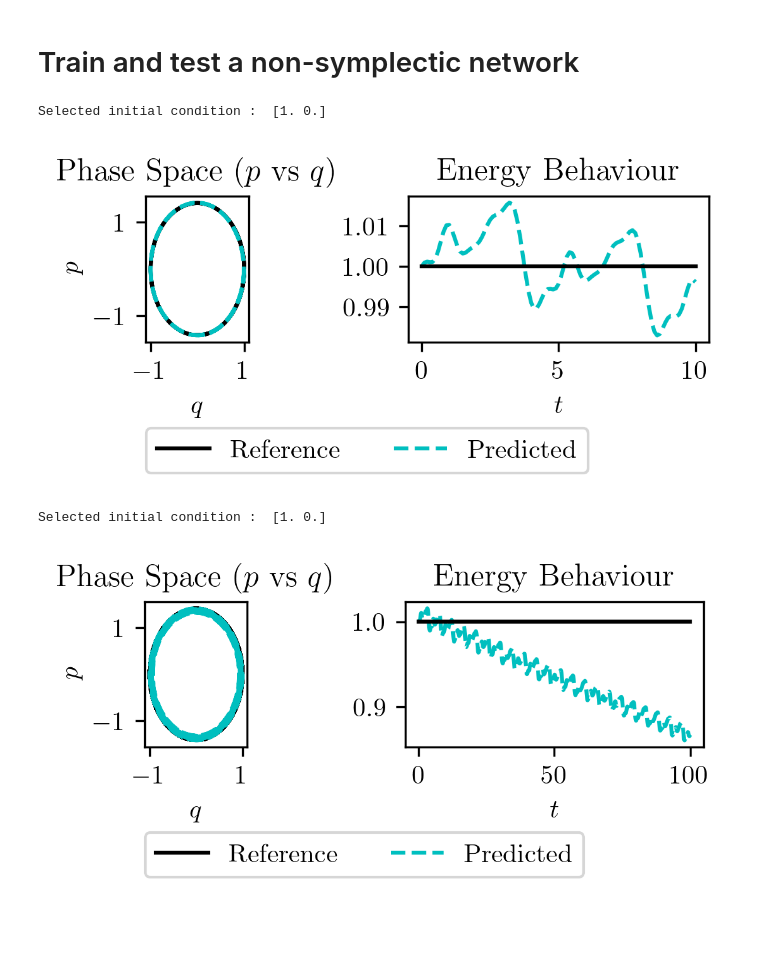
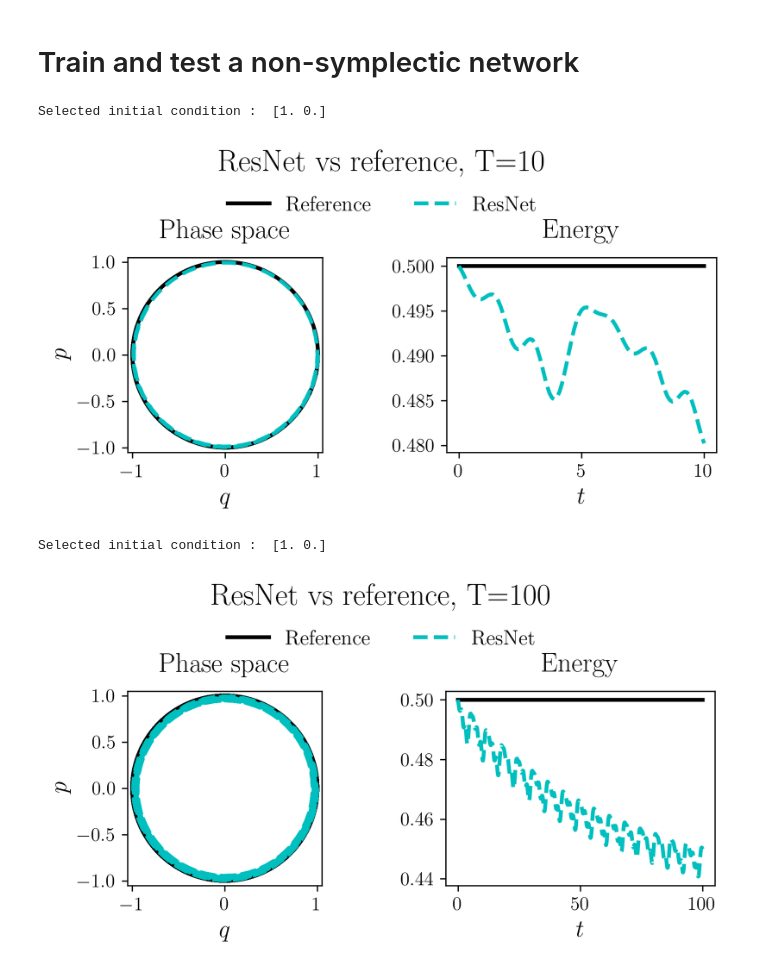
Before and after one commit to davidemurari/codePartIIICourse, a Jupyter notebook: Neural Networks/SympNet.ipynb, the cells around one changed output. Saved outputs shown, nothing was run; the diff lists cells and outputs as text; code cells hidden in the pictures; blank space fills up the shorter version.

```diff
--- a/Neural Networks/SympNet.ipynb
+++ b/Neural Networks/SympNet.ipynb
@@ -371,8 +412,16 @@ for epoch in (pbar := tqdm(range(epochs),desc='Training progress')):
-# %%
-generate_plots(ic,model_nonsymplectic,T=10,label="resnet")
-generate_plots(ic,model_nonsymplectic,T=100,label="resnet")
-# %% [output]
-Selected initial condition :  [1. 0.]
-[figure, removed]
-Selected initial condition :  [1. 0.]
-[figure, removed]
+# %%
+model_nonsymplectic = Network(n_layers=5, dtype = torch.float32)
+model_nonsymplectic = train_model(
+    model_nonsymplectic,
+    train_loader,
+    epochs=300,
+    optimizer_lr=1e-3,
+    scheduler_max_lr=1e-2
+)
+# %%
+evaluate_model(model_nonsymplectic, ic, label="ResNet")
+# %% [output]
+Selected initial condition :  [1. 0.]
+[figure, added]
+Selected initial condition :  [1. 0.]
+[figure, added]
```
Also changed, not shown: parts of 14 cells of this notebook.
